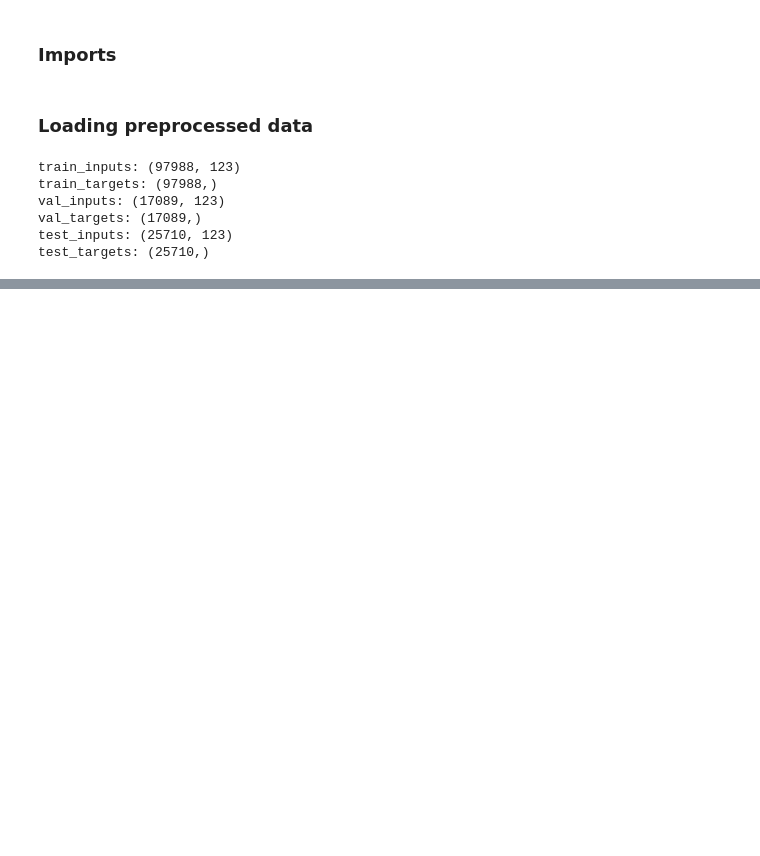
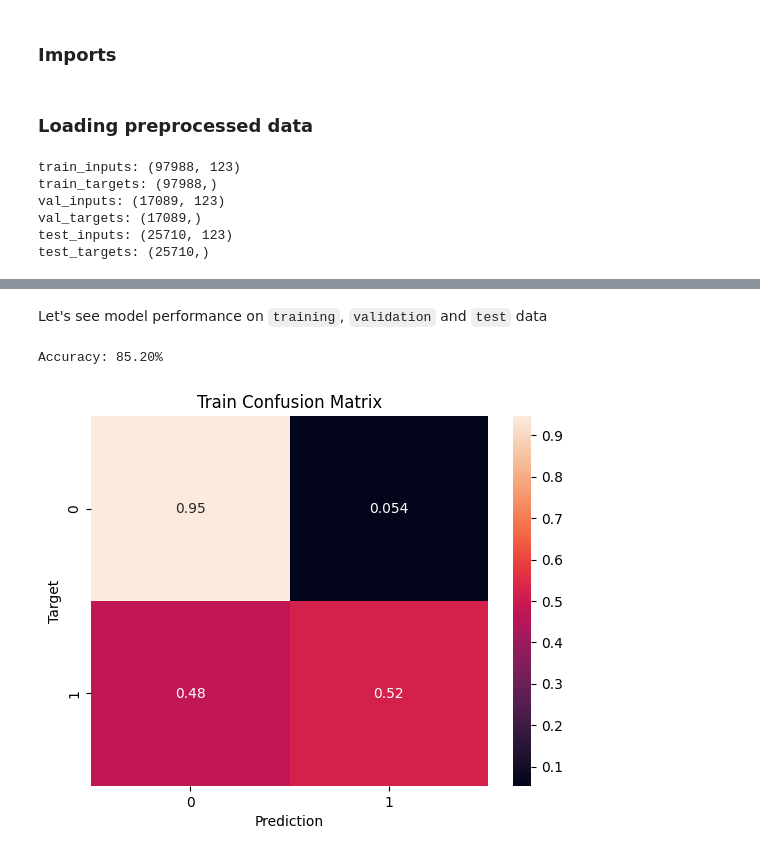
Before and after one commit to YelizavetaP/streamlit-rain, a Jupyter notebook: model_training.ipynb, the cells around one changed output, grey strips where cells are left out. Drawn from its saved outputs; the diff is of its cells as text; code cells hidden in the pictures; blank space fills up the shorter version.

```diff
--- a/model_training.ipynb
+++ b/model_training.ipynb
@@ -42,3 +34,14 @@ from sklearn.preprocessing import OneHotEncoder
 # %% [markdown]
 ### Loading preprocessed data
+# %%
+preprocessing = joblib.load('data/preprocessing.joblib')
+
+imputer = preprocessing['imputer']
+scaler = preprocessing['scaler']
+encoder = preprocessing['encoder']
+input_cols = preprocessing['input_cols']
+target_col = preprocessing['target_col']
+numeric_cols = preprocessing['numeric_cols']
+categorical_cols = preprocessing['categorical_cols']
+encoded_cols = preprocessing['encoded_cols']
 # %%
@@ -77,0 +106,3 @@ test_targets: (25710,)
+# %%
+lg_model = LogisticRegression(solver='liblinear')
+lg_model.fit(train_inputs[numeric_cols + encoded_cols], train_targets)
@@ -77,0 +113,4 @@ test_targets: (25710,)
+# %%
+X_train = train_inputs[numeric_cols + encoded_cols]
+X_val = val_inputs[numeric_cols + encoded_cols]
+X_test = test_inputs[numeric_cols + encoded_cols]
@@ -77,0 +153,22 @@ test_targets: (25710,)
+# %% [markdown]
+Let's see model performance on `training`, `validation` and `test` data
+# %%
+def predict_and_plot(model, inputs, targets, name=''):
+    preds = model.predict(inputs)
+
+    accuracy = accuracy_score(targets, preds)
+    print("Accuracy: {:.2f}%".format(accuracy * 100))
+
+    cf = confusion_matrix(targets, preds, normalize='true')
+    plt.figure()
+    sns.heatmap(cf, annot=True)
+    plt.xlabel('Prediction')
+    plt.ylabel('Target')
+    plt.title('{} Confusion Matrix'.format(name));
+
+    return preds
+# %%
+train_preds = predict_and_plot(lg_model, X_train, train_targets, 'Train')
+# %% [output]
+Accuracy: 85.20%
+[figure, added]
```
Also changed, not shown: parts of 98 cells of this notebook, 5 other files.
